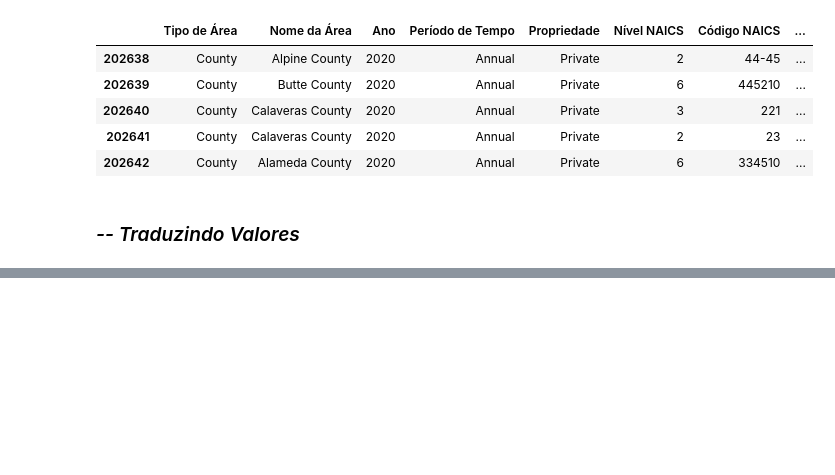
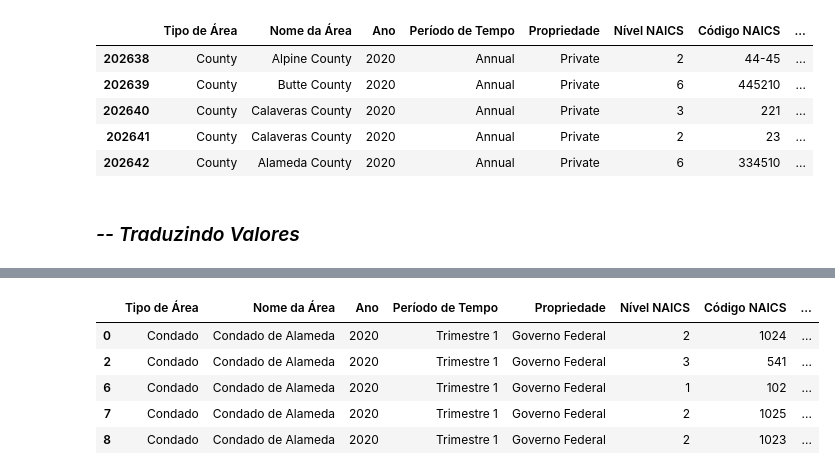
Before and after one commit to JuanVargas2004/Consuelo-Projeto-Final, a Jupyter notebook: tratando_arquivo.ipynb, the cells around one changed output, grey strips where cells are left out. Drawn from its saved outputs; the diff is of its cells as text; code cells hidden in the pictures; blank space fills up the shorter version.

```diff
--- a/tratando_arquivo.ipynb
+++ b/tratando_arquivo.ipynb
@@ -429,0 +447,5 @@ display(df_anual.head())
+# %%
+# Aplicando a função para ambas as tabelas
+
+df["Setor"] = df.apply(aplicar_setor, axis=1)
+df_anual["Setor"] = df_anual.apply(aplicar_setor, axis=1)
@@ -429,0 +502,14 @@ display(df_anual.head())
+# %%
+#Criando uma tabela temporária
+temp_df = df[df["Setor"] == "NÃO LISTADO"].copy()
+
+temp_df["Setor"] = temp_df["Código NAICS"].map(lambda cell: codigos_setor[cell.strip()[:2]] if cell.strip()[:2] in codigos_setor else "NÃO LISTADO")
+
+display(temp_df.head())
+# %% [output]
+|  | Tipo de Área | Nome da Área | Ano | Período de Tempo | Propriedade | Nível NAICS | Código NAICS | ... |
+| 0 | Condado | Condado de Alameda | 2020 | Trimestre 1 | Governo Federal | 2 | 1024 | ... |
+| 2 | Condado | Condado de Alameda | 2020 | Trimestre 1 | Governo Federal | 3 | 541 | ... |
+| 6 | Condado | Condado de Alameda | 2020 | Trimestre 1 | Governo Federal | 1 | 102 | ... |
+| 7 | Condado | Condado de Alameda | 2020 | Trimestre 1 | Governo Federal | 2 | 1025 | ... |
+| 8 | Condado | Condado de Alameda | 2020 | Trimestre 1 | Governo Federal | 2 | 1023 | ... |
```
Also changed, not shown: parts of 5 cells of this notebook.
